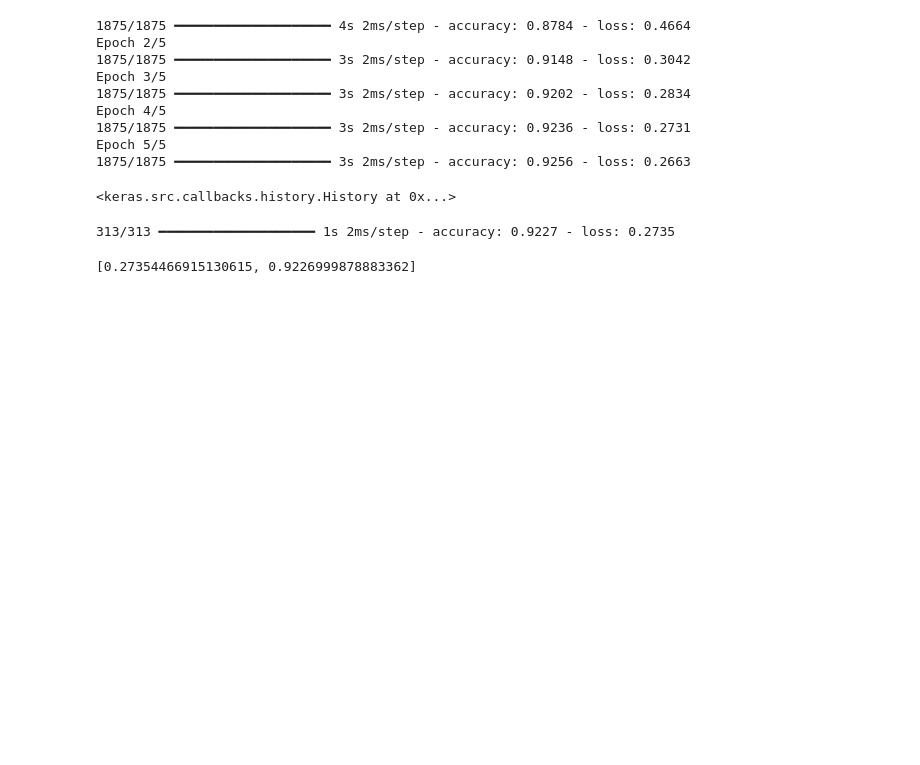
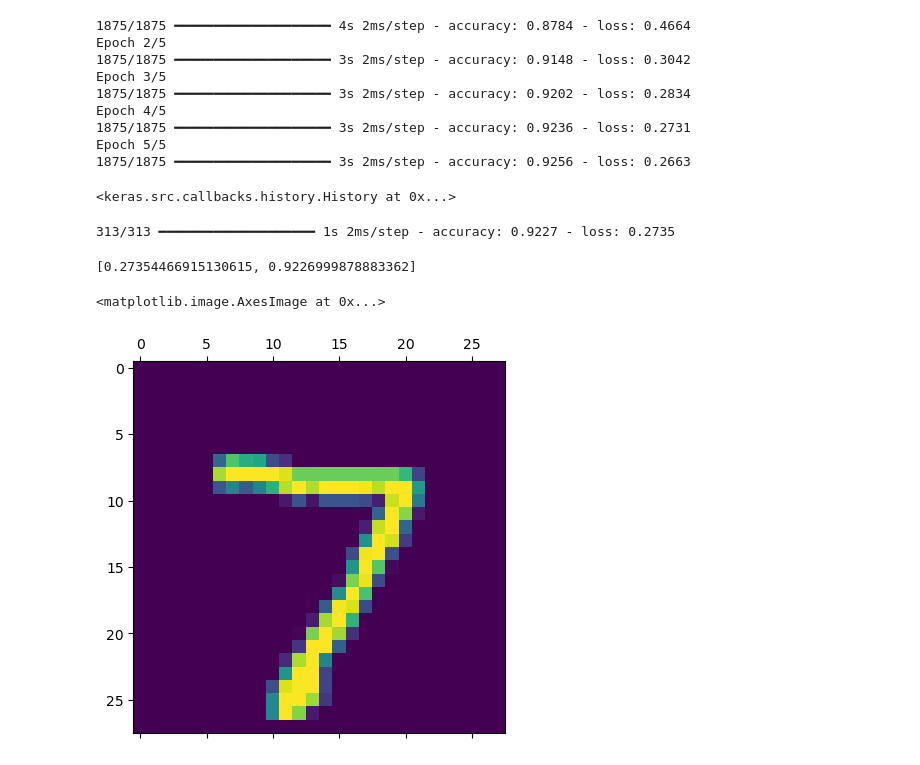
Before and after one commit to progcide/Handwritten_Digits_Classification_dl, a Jupyter notebook: app.ipynb, the cells around one changed output. Drawn from its saved outputs; the diff is of its cells as text; code cells hidden in the pictures; blank space fills up the shorter version.

Commit message:
did prediction on test data set

```diff
--- a/app.ipynb
+++ b/app.ipynb
@@ -176,3 +176,8 @@ model.evaluate(X_test_flattend, y_test)
 # %% [output]
 313/313 ━━━━━━━━━━━━━━━━━━━━ 1s 2ms/step - accuracy: 0.9227 - loss: 0.2735
 [0.27354466915130615, 0.9226999878883362]
+# %%
+plt.matshow(X_test[0])
+# %% [output]
+<matplotlib.image.AxesImage at 0x...>
+[figure, added]
```
Also changed, not shown: parts of 5 cells of this notebook.
